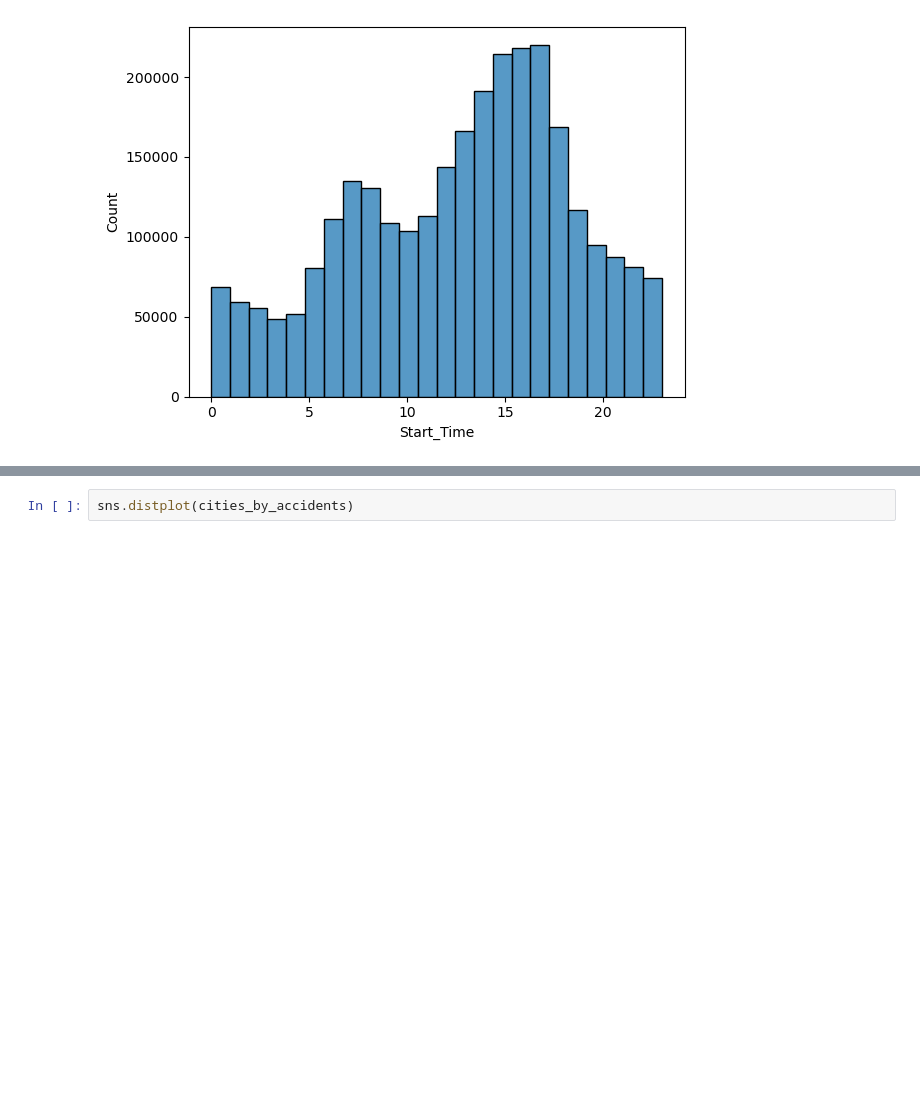
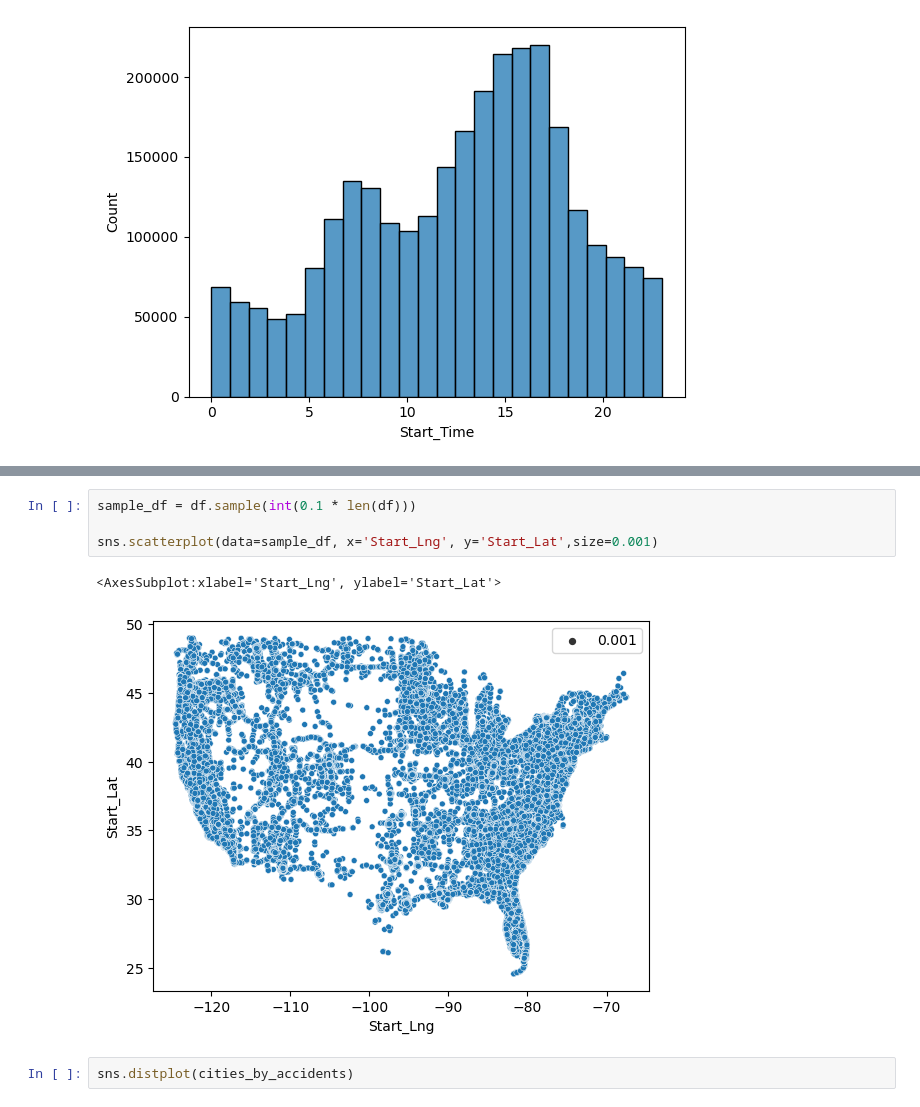
Before and after one commit to chwasiq0569/US-Accidents-Analysis, a Jupyter notebook: us-accidents-analysis.ipynb, the cells around one changed output, grey strips where cells are left out. Drawn from its saved outputs; the diff is of its cells as text; blank space fills up the shorter version.

```diff
--- a/us-accidents-analysis.ipynb
+++ b/us-accidents-analysis.ipynb
@@ -297,3 +320,10 @@ sns.histplot(df['Start_Time'].dt.hour , bins=24)
+# %%
+sample_df = df.sample(int(0.1 * len(df)))
+
+sns.scatterplot(data=sample_df, x='Start_Lng', y='Start_Lat',size=0.001)
+# %% [output]
+<AxesSubplot:xlabel='Start_Lng', ylabel='Start_Lat'>
+[figure, added]
 # %%
 sns.distplot(cities_by_accidents)
 # %% [output]
```
Also changed, not shown: parts of 6 cells of this notebook.
